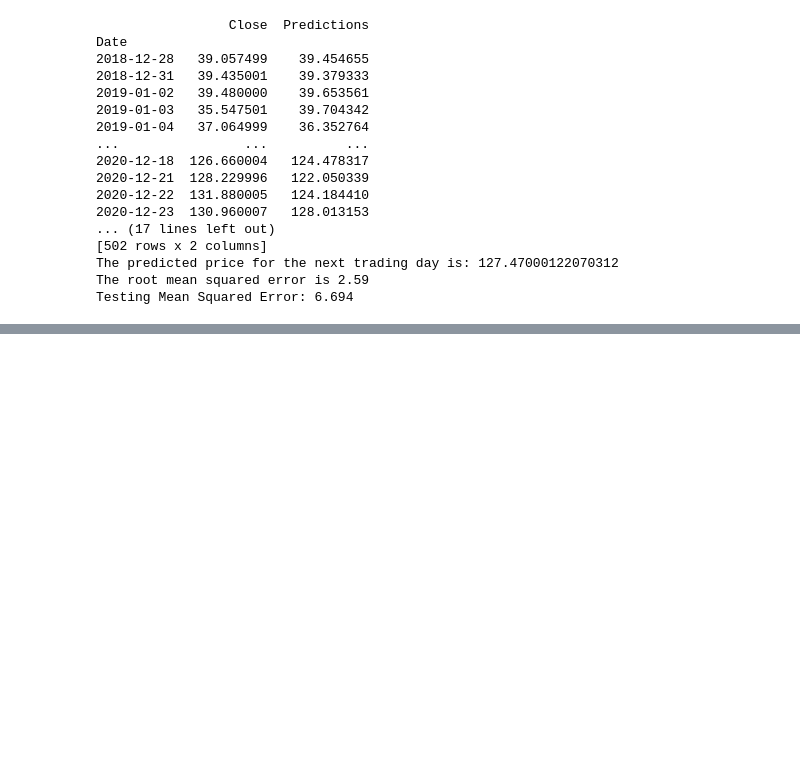
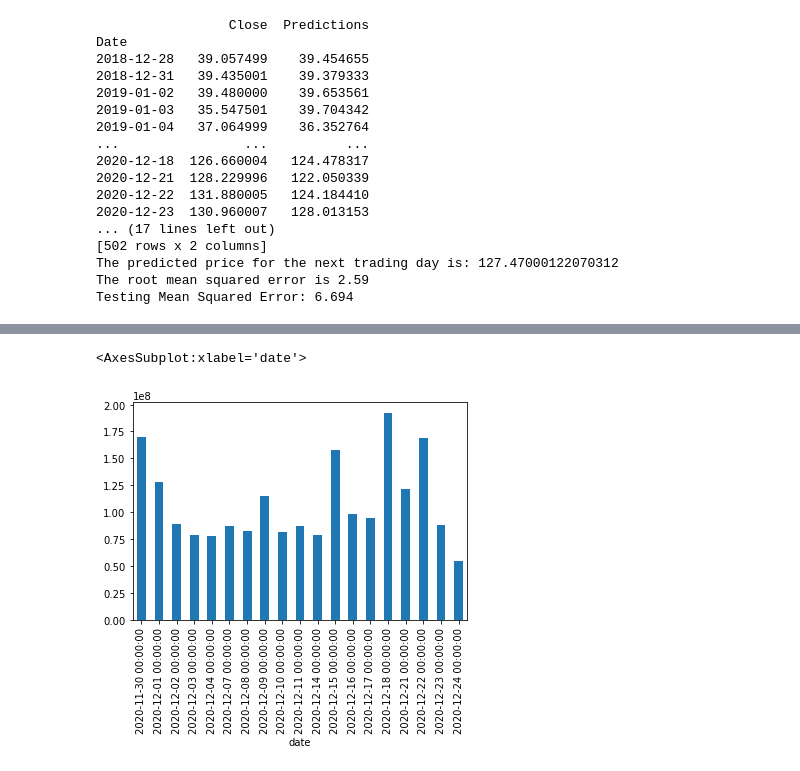
Before and after one commit to lukewbecker/fbphrophet-remote, a Jupyter notebook: fbprophet_testing.ipynb, the cells around one changed output, grey strips where cells are left out. Saved outputs shown, nothing was run; the diff lists cells and outputs as text; code cells hidden in the pictures; blank space fills up the shorter version.

```diff
--- a/fbprophet_testing.ipynb
+++ b/fbprophet_testing.ipynb
@@ -257,0 +325,5 @@ Testing Mean Squared Error: 6.694
+# %%
+close_prices.volume.plot(kind = 'bar')
+# %% [output]
+<AxesSubplot:xlabel='date'>
+[figure, added]
```
Also changed, not shown: parts of 8 cells of this notebook.
